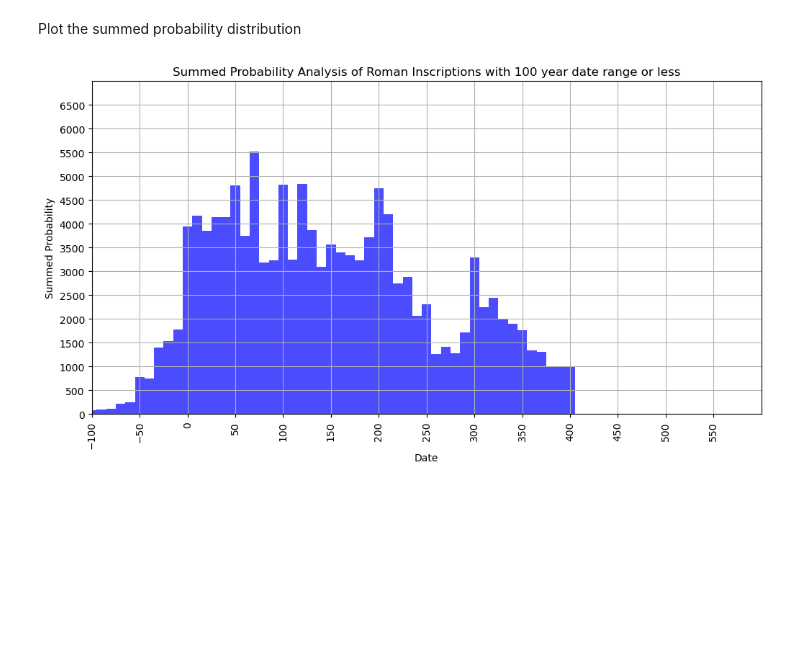
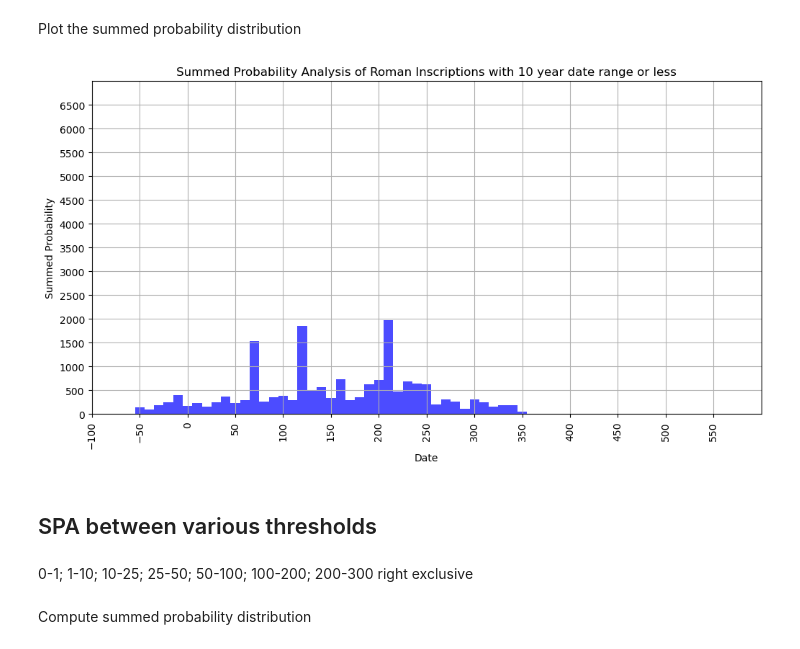
Before and after one commit to saross/inscriptions, a Jupyter notebook: inscriptions-spa.ipynb, the cells around one changed output. Cells and saved outputs as stored; diff of their text form; code cells hidden in the pictures; blank space fills up the shorter version.

Commit message:
create histograms for various date-range subsets

```diff
--- a/inscriptions-spa.ipynb
+++ b/inscriptions-spa.ipynb
@@ -326,5 +326,5 @@ Filter dataset to include only inscriptions with a date range of 100 years or le
 # %%
-filtered_lire = lire[lire['date_range'] <= 100]
+filtered_lire = lire[lire['date_range'] <= 10]
 # %% [markdown]
 Run the SPA as above, but on the filtered dataset
 # %%
@@ -360,24 +360,30 @@ Plot the summed probability distribution
 # %%
 # Recalculate x_values to match summed_prob to avoid a ValueError: shape mismatch between them
 x_values = np.arange(earliest_date, earliest_date + resolution*num_bins, resolution)
 
 # Create the plot
 plt.figure(figsize=(12, 6))
 plt.bar(x_values, summed_prob, width=resolution, color='blue', alpha=0.7)
 
 # Add labels and title
 plt.xlabel('Date')
 plt.ylabel('Summed Probability')
-plt.title('Summed Probability Analysis of Roman Inscriptions with 100 year date range or less')
+plt.title('Summed Probability Analysis of Roman Inscriptions with 10 year date range or less')
 
 # set axis limits and grid
 plt.xlim([-100, 600])
 plt.ylim([0, 7000])
 plt.grid(True)
 plt.xticks(np.arange(-100, 600, 50), rotation='vertical')  # Change 10 to the desired tick interval for the x-axis
 plt.yticks(np.arange(0, 7000, 500))  # Change 500 to the desired tick interval for the y-axis
 
 # Show the plot
 plt.show()
 # %% [output]
-[figure, old version]
+[figure, new version]
+# %% [markdown]
+## SPA between various thresholds
+# %% [markdown]
+0-1; 1-10; 10-25; 25-50; 50-100; 100-200; 200-300 right exclusive
+# %% [markdown]
+Compute summed probability distribution
```
Also changed, not shown: parts of 6 cells of this notebook.
